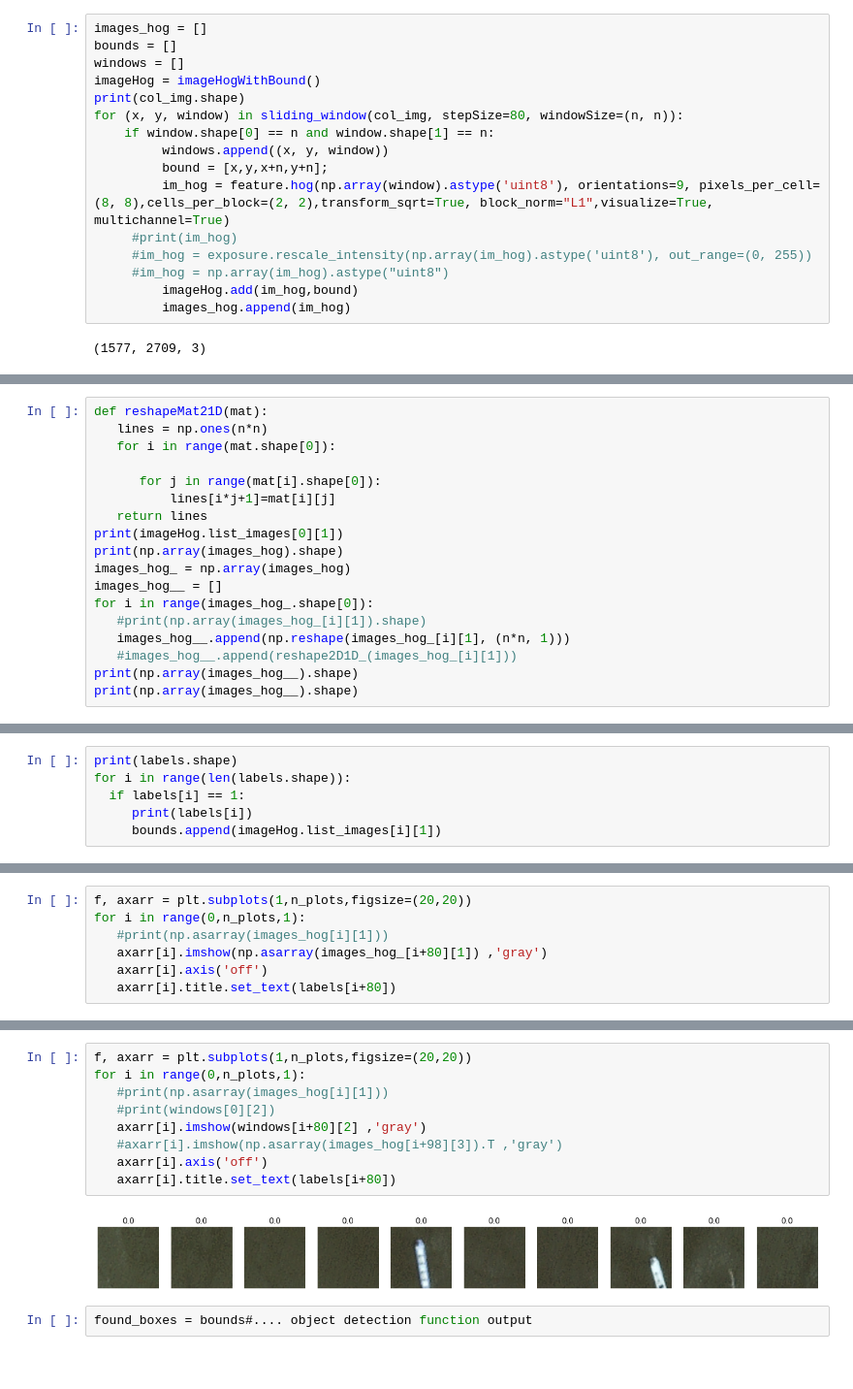
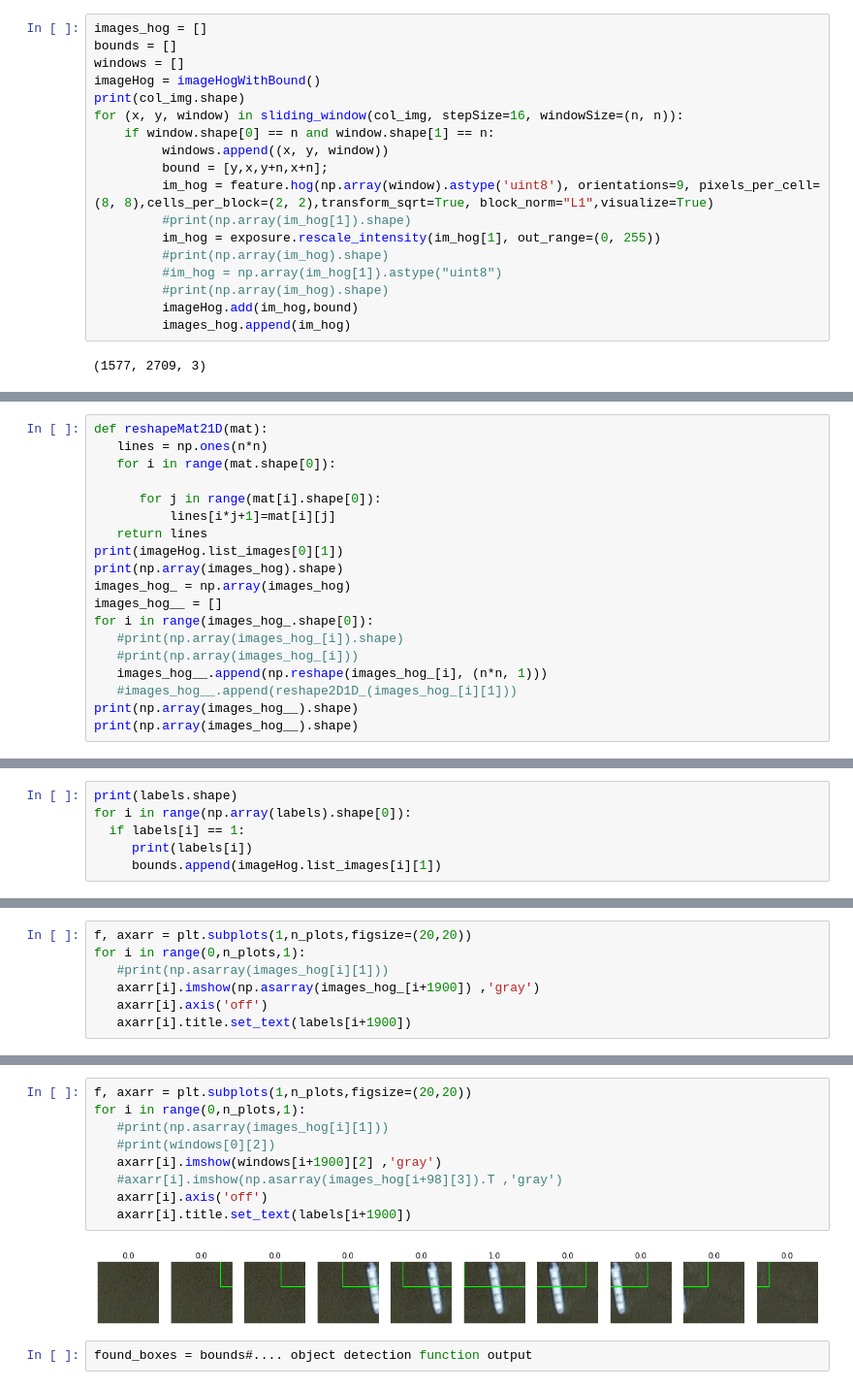
Before and after one commit to aoudjit/aoudjit, a Jupyter notebook: Etivity_assignment1_Aziz_AOUDJIT_20201281.ipynb, the cells around one changed output, grey strips where cells are left out. Shown at 97% size. Drawn from its saved outputs; the diff is of its cells as text.

```diff
--- a/Etivity_assignment1_Aziz_AOUDJIT_20201281.ipynb
+++ b/Etivity_assignment1_Aziz_AOUDJIT_20201281.ipynb
@@ -374,14 +374,16 @@ bounds = []
 windows = []
 imageHog = imageHogWithBound()
 print(col_img.shape)
-for (x, y, window) in sliding_window(col_img, stepSize=80, windowSize=(n, n)):
+for (x, y, window) in sliding_window(col_img, stepSize=16, windowSize=(n, n)):
     if window.shape[0] == n and window.shape[1] == n:
          windows.append((x, y, window))
-         bound = [x,y,x+n,y+n];
-         im_hog = feature.hog(np.array(window).astype('uint8'), orientations=9, pixels_per_cell=(8, 8),cells_per_block=(2, 2),transform_sqrt=True, block_norm="L1",visualize=True, multichannel=True)
-     #print(im_hog)
-     #im_hog = exposure.rescale_intensity(np.array(im_hog).astype('uint8'), out_range=(0, 255))
-     #im_hog = np.array(im_hog).astype("uint8")
+         bound = [y,x,y+n,x+n];
+         im_hog = feature.hog(np.array(window).astype('uint8'), orientations=9, pixels_per_cell=(8, 8),cells_per_block=(2, 2),transform_sqrt=True, block_norm="L1",visualize=True)
+         #print(np.array(im_hog[1]).shape)
+         im_hog = exposure.rescale_intensity(im_hog[1], out_range=(0, 255))
+         #print(np.array(im_hog).shape)
+         #im_hog = np.array(im_hog[1]).astype("uint8")
+         #print(np.array(im_hog).shape)
          imageHog.add(im_hog,bound)
          images_hog.append(im_hog)
 # %% [output]
@@ -411,8 +413,9 @@ print(np.array(images_hog).shape)
 images_hog_ = np.array(images_hog)
 images_hog__ = []
 for i in range(images_hog_.shape[0]):
-   #print(np.array(images_hog_[i][1]).shape)
-   images_hog__.append(np.reshape(images_hog_[i][1], (n*n, 1)))
+   #print(np.array(images_hog_[i]).shape)
+   #print(np.array(images_hog_[i]))
+   images_hog__.append(np.reshape(images_hog_[i], (n*n, 1)))
    #images_hog__.append(reshape2D1D_(images_hog_[i][1]))
 print(np.array(images_hog__).shape)
 print(np.array(images_hog__).shape)
@@ -429,6 +432,6 @@ labels = svm_clf.predict(np.reshape(images_hog__,(np.array(images_hog__).shape[0
 # %%
 print(labels.shape)
-for i in range(len(labels.shape)):
+for i in range(np.array(labels).shape[0]):
   if labels[i] == 1:
      print(labels[i])
      bounds.append(imageHog.list_images[i][1])
@@ -438,7 +457,7 @@ for i in range(len(labels.shape)):
 f, axarr = plt.subplots(1,n_plots,figsize=(20,20))
 for i in range(0,n_plots,1):
    #print(np.asarray(images_hog[i][1]))
-   axarr[i].imshow(np.asarray(images_hog_[i+80][1]) ,'gray')
+   axarr[i].imshow(np.asarray(images_hog_[i+1900]) ,'gray')
    axarr[i].axis('off')
-   axarr[i].title.set_text(labels[i+80])
+   axarr[i].title.set_text(labels[i+1900])
 # %% [output]
@@ -446,14 +465,14 @@ for i in range(0,n_plots,1):
 # %%
 f, axarr = plt.subplots(1,n_plots,figsize=(20,20))
 for i in range(0,n_plots,1):
    #print(np.asarray(images_hog[i][1]))
    #print(windows[0][2])
-   axarr[i].imshow(windows[i+80][2] ,'gray')
+   axarr[i].imshow(windows[i+1900][2] ,'gray')
    #axarr[i].imshow(np.asarray(images_hog[i+98][3]).T ,'gray')
    axarr[i].axis('off')
-   axarr[i].title.set_text(labels[i+80])
+   axarr[i].title.set_text(labels[i+1900])
 # %% [output]
-[figure, old version]
+[figure, new version]
 # %%
 found_boxes = bounds#.... object detection function output
 # %% [markdown]
```
Also changed, not shown: parts of 6 cells of this notebook.
